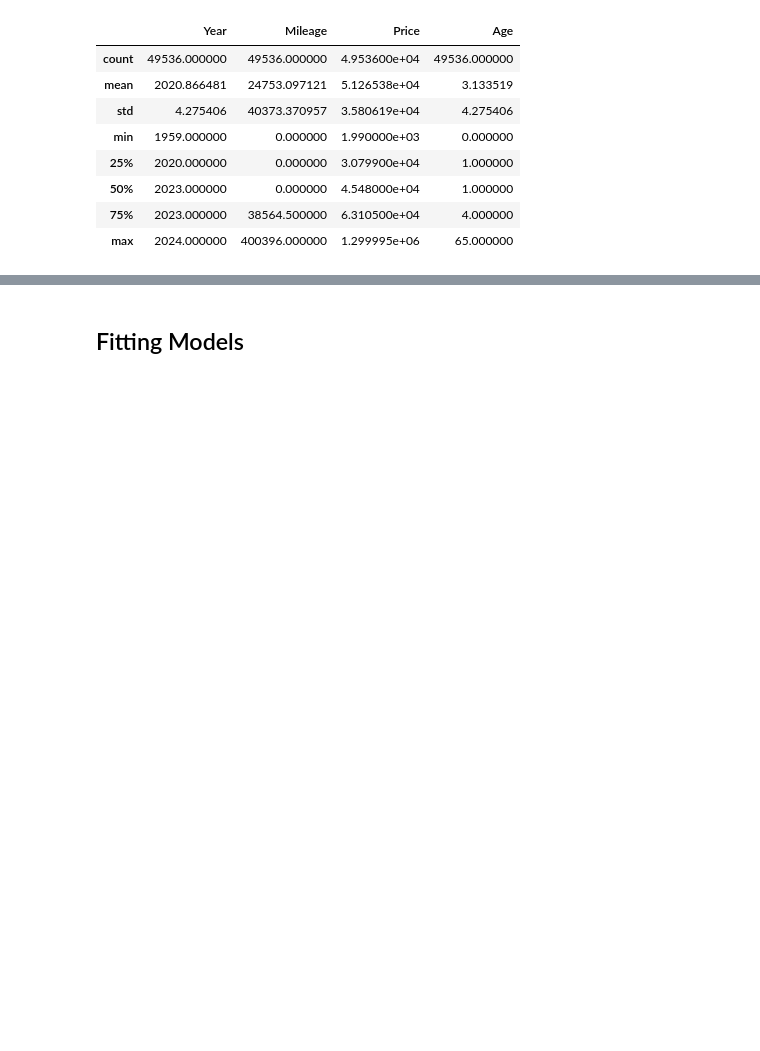
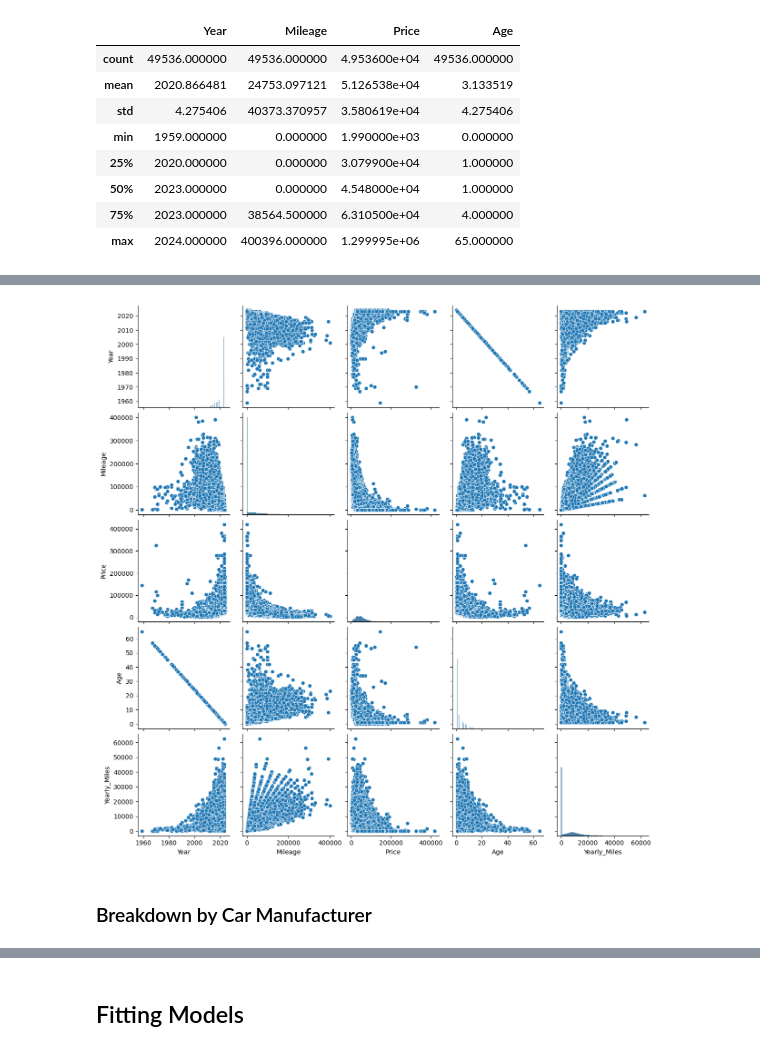
Before and after one commit to BlueOceanWave/ML-584-Project, a Jupyter notebook: analysis.ipynb, the cells around one changed output, grey strips where cells are left out. Cells and saved outputs as stored; diff of their text form; code cells hidden in the pictures; blank space fills up the shorter version.

```diff
--- a/analysis.ipynb
+++ b/analysis.ipynb
@@ -126,0 +130,7 @@ Our goal is to provide an indepth analysis of the dataset per car manufacturer,
+# %%
+brand_counts = df['Brand'].value_counts()
+brands_to_remove = brand_counts[brand_counts < 1000].index
+mask = df['Brand'].isin(brands_to_remove)
+
+# Create a new DataFrame without rows for brands with less than 1000 rows
+df_with_features = df[~mask]
@@ -127 +145,8 @@ Our goal is to provide an indepth analysis of the dataset per car manufacturer,
+# %%
+sns.pairplot(df_with_features)
+plt.show()
+# %% [output]
+[figure, added]
+# %% [markdown]
+### Breakdown by Car Manufacturer
 # %%
```
Also changed, not shown: parts of 38 cells of this notebook.
